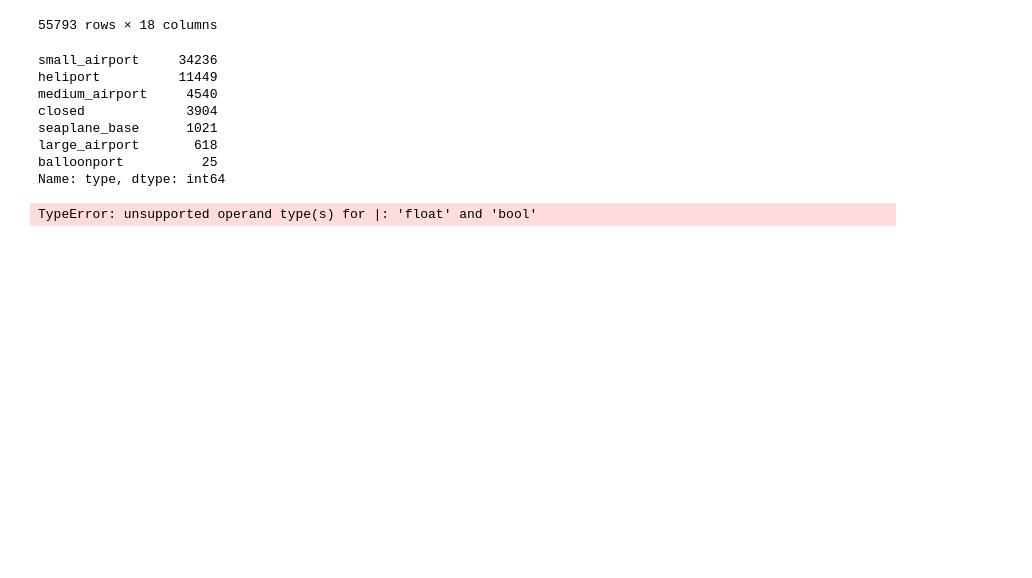
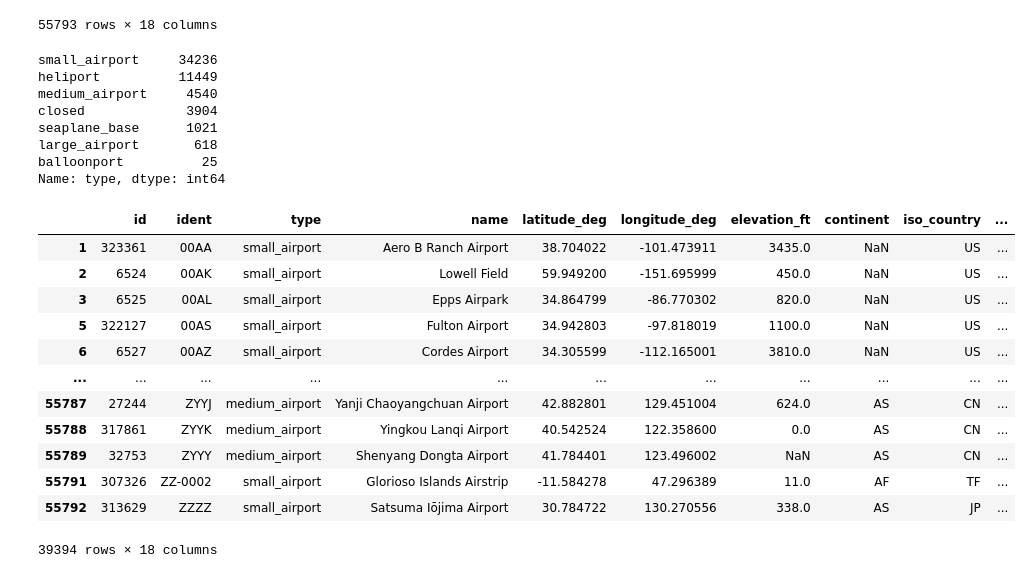
Before and after one commit to Bersuan/Proyecto-MongoDB, a Jupyter notebook: FilterStartups.ipynb, the cells around one changed output. Saved outputs shown, nothing was run; the diff lists cells and outputs as text; code cells hidden in the pictures; blank space fills up the shorter version.

```diff
--- a/FilterStartups.ipynb
+++ b/FilterStartups.ipynb
@@ -228,6 +258,26 @@ large_airport       618
 balloonport          25
 Name: type, dtype: int64
 # %%
-nanAriports = airports[airports['type'] != "heliport"] | airports[airports['type'] != "closed"]
+withOutHeliport = airports[airports['type'] != "heliport"]
-# %% [output]
-TypeError: unsupported operand type(s) for |: 'float' and 'bool'
+# %%
+withOutClosed = withOutHeliport[withOutHeliport['type'] != "closed"]
+# %%
+withOutSeaplane_base = withOutClosed[withOutClosed['type'] != "seaplane_base"]
+# %%
+withOutBalloonport = withOutSeaplane_base[withOutSeaplane_base['type'] != "balloonport"]
+# %%
+withOutBalloonport
+# %% [output]
+|  | id | ident | type | name | latitude_deg | longitude_deg | elevation_ft | continent | iso_country | ... |
+| 1 | 323361 | 00AA | small_airport | Aero B Ranch Airport | 38.704022 | -101.473911 | 3435.0 | NaN | US | ... |
+| 2 | 6524 | 00AK | small_airport | Lowell Field | 59.949200 | -151.695999 | 450.0 | NaN | US | ... |
+| 3 | 6525 | 00AL | small_airport | Epps Airpark | 34.864799 | -86.770302 | 820.0 | NaN | US | ... |
+| 5 | 322127 | 00AS | small_airport | Fulton Airport | 34.942803 | -97.818019 | 1100.0 | NaN | US | ... |
+| 6 | 6527 | 00AZ | small_airport | Cordes Airport | 34.305599 | -112.165001 | 3810.0 | NaN | US | ... |
+| ... | ... | ... | ... | ... | ... | ... | ... | ... | ... | ... |
+| 55787 | 27244 | ZYYJ | medium_airport | Yanji Chaoyangchuan Airport | 42.882801 | 129.451004 | 624.0 | AS | CN | ... |
+| 55788 | 317861 | ZYYK | medium_airport | Yingkou Lanqi Airport | 40.542524 | 122.358600 | 0.0 | AS | CN | ... |
+| 55789 | 32753 | ZYYY | medium_airport | Shenyang Dongta Airport | 41.784401 | 123.496002 | NaN | AS | CN | ... |
+| 55791 | 307326 | ZZ-0002 | small_airport | Glorioso Islands Airstrip | -11.584278 | 47.296389 | 11.0 | AF | TF | ... |
+| 55792 | 313629 | ZZZZ | small_airport | Satsuma Iōjima Airport | 30.784722 | 130.270556 | 338.0 | AS | JP | ... |
+39394 rows × 18 columns
```
Also changed, not shown: parts of 11 cells of this notebook.
